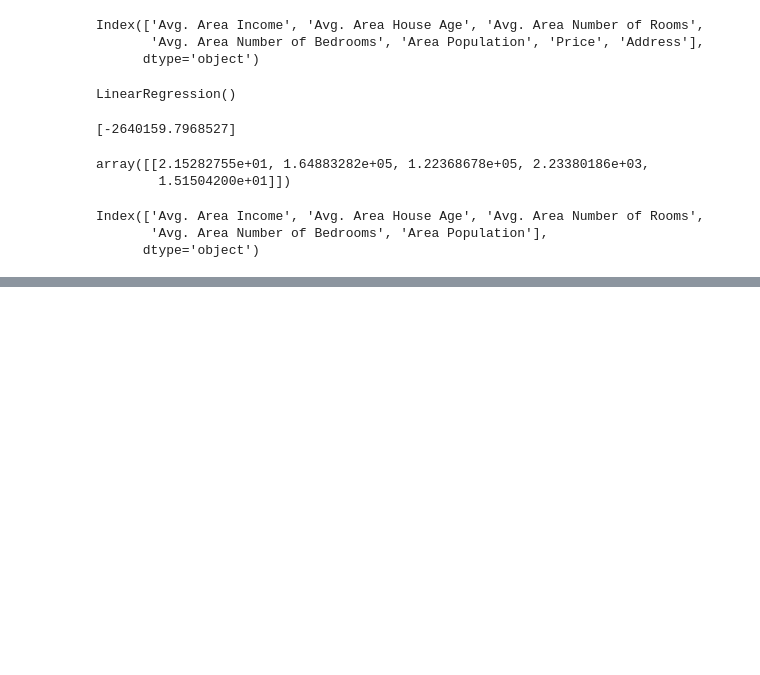
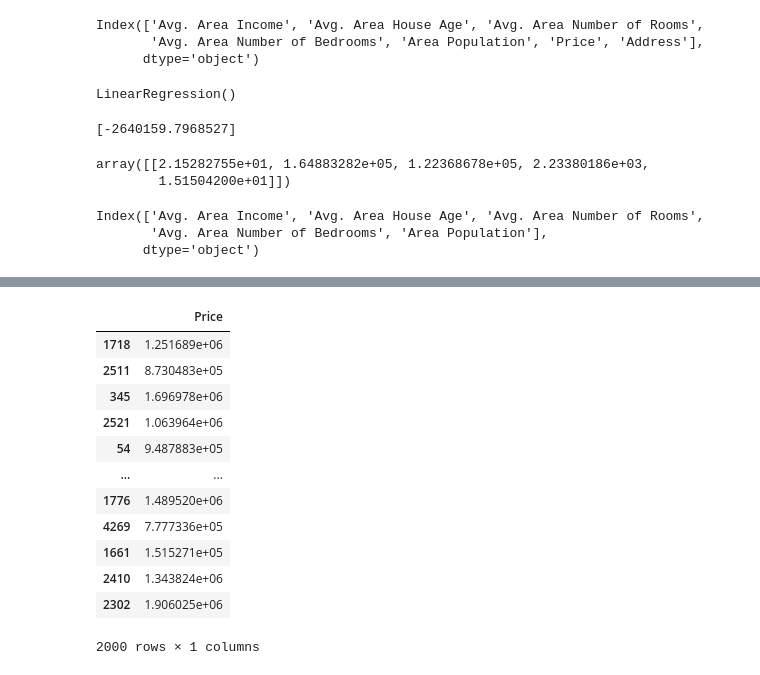
Before and after one commit to lovepreetmultani/python, a Jupyter notebook: Linear_regression.ipynb, the cells around one changed output, grey strips where cells are left out. Cells and saved outputs as stored; diff of their text form; code cells hidden in the pictures; blank space fills up the shorter version.

```diff
--- a/Linear_regression.ipynb
+++ b/Linear_regression.ipynb
@@ -110,0 +130,16 @@ ValueError: ignored
+# %%
+y_test
+# %% [output]
+|  | Price |
+| 1718 | 1.251689e+06 |
+| 2511 | 8.730483e+05 |
+| 345 | 1.696978e+06 |
+| 2521 | 1.063964e+06 |
+| 54 | 9.487883e+05 |
+| ... | ... |
+| 1776 | 1.489520e+06 |
+| 4269 | 7.777336e+05 |
+| 1661 | 1.515271e+05 |
+| 2410 | 1.343824e+06 |
+| 2302 | 1.906025e+06 |
+2000 rows × 1 columns
```
Also changed, not shown: parts of 15 cells of this notebook.
